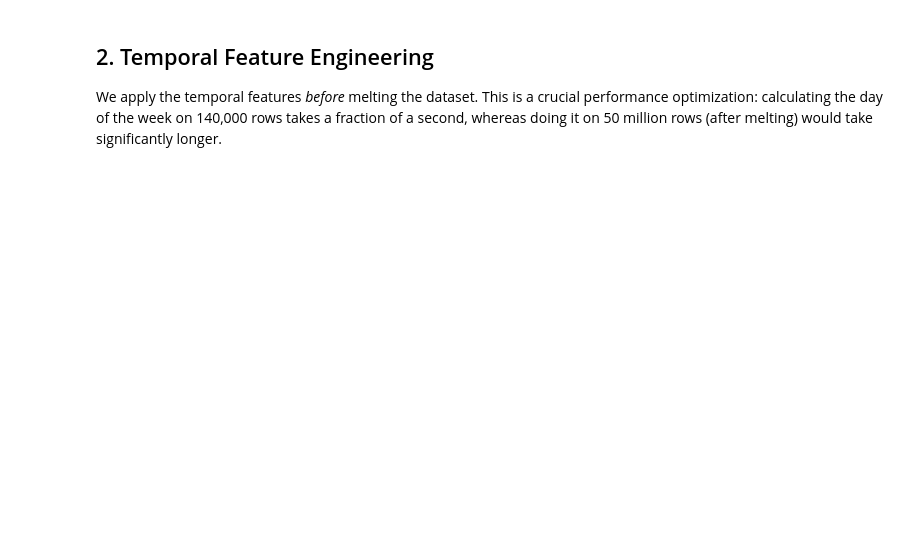
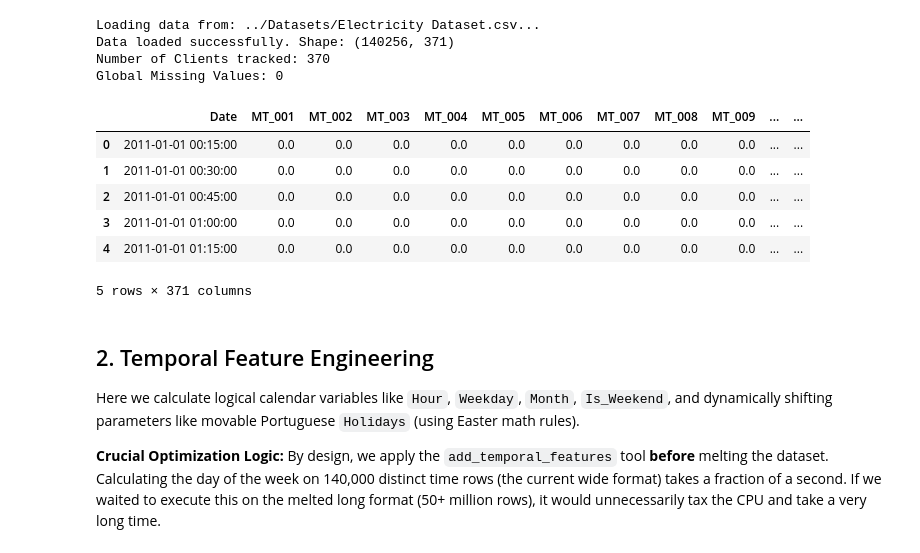
Before and after one commit to lucabarattini/forecasting-electricity, a Jupyter notebook: notebooks/0_data_preprocessing.ipynb, the cells around one changed output. Cells and saved outputs as stored; diff of their text form; code cells hidden in the pictures; blank space fills up the shorter version.

Commit message:
Refactor: modularized data preprocessing, extracted shape/volume clustering to tools, and enhanced notebook playground documentation

```diff
--- a/notebooks/0_data_preprocessing.ipynb
+++ b/notebooks/0_data_preprocessing.ipynb
@@ -28,3 +44,28 @@ Data loaded successfully. Shape: (140256, 371)
+# %%
+# Load raw CSV data using the centralized data loader
+df = load_raw_data("../Datasets/Electricity Dataset.csv")
+
+print(f"Number of Clients tracked: {len(df.columns) - 1}")
+print(f"Global Missing Values: {df.isna().sum().sum()}")
+
+# Display first rows to verify structure
+display(df.head())
+# %% [output]
+Loading data from: ../Datasets/Electricity Dataset.csv...
+Data loaded successfully. Shape: (140256, 371)
+Number of Clients tracked: 370
+Global Missing Values: 0
+|  | Date | MT_001 | MT_002 | MT_003 | MT_004 | MT_005 | MT_006 | MT_007 | MT_008 | MT_009 | ... | ... |
+| 0 | 2011-01-01 00:15:00 | 0.0 | 0.0 | 0.0 | 0.0 | 0.0 | 0.0 | 0.0 | 0.0 | 0.0 | ... | ... |
+| 1 | 2011-01-01 00:30:00 | 0.0 | 0.0 | 0.0 | 0.0 | 0.0 | 0.0 | 0.0 | 0.0 | 0.0 | ... | ... |
+| 2 | 2011-01-01 00:45:00 | 0.0 | 0.0 | 0.0 | 0.0 | 0.0 | 0.0 | 0.0 | 0.0 | 0.0 | ... | ... |
+| 3 | 2011-01-01 01:00:00 | 0.0 | 0.0 | 0.0 | 0.0 | 0.0 | 0.0 | 0.0 | 0.0 | 0.0 | ... | ... |
+| 4 | 2011-01-01 01:15:00 | 0.0 | 0.0 | 0.0 | 0.0 | 0.0 | 0.0 | 0.0 | 0.0 | 0.0 | ... | ... |
+5 rows × 371 columns
 # %% [markdown]
 ## 2. Temporal Feature Engineering
-We apply the temporal features *before* melting the dataset. This is a crucial performance optimization: calculating the day of the week on 140,000 rows takes a fraction of a second, whereas doing it on 50 million rows (after melting) would take significantly longer.
+
+Here we calculate logical calendar variables like `Hour`, `Weekday`, `Month`, `Is_Weekend`, and dynamically shifting parameters like movable Portuguese `Holidays` (using Easter math rules).
+
+**Crucial Optimization Logic:**
+By design, we apply the `add_temporal_features` tool **before** melting the dataset. Calculating the day of the week on 140,000 distinct time rows (the current wide format) takes a fraction of a second. If we waited to execute this on the melted long format (50+ million rows), it would unnecessarily tax the CPU and take a very long time.
```
Also changed, not shown: parts of 31 cells of this notebook, 8 other files.
